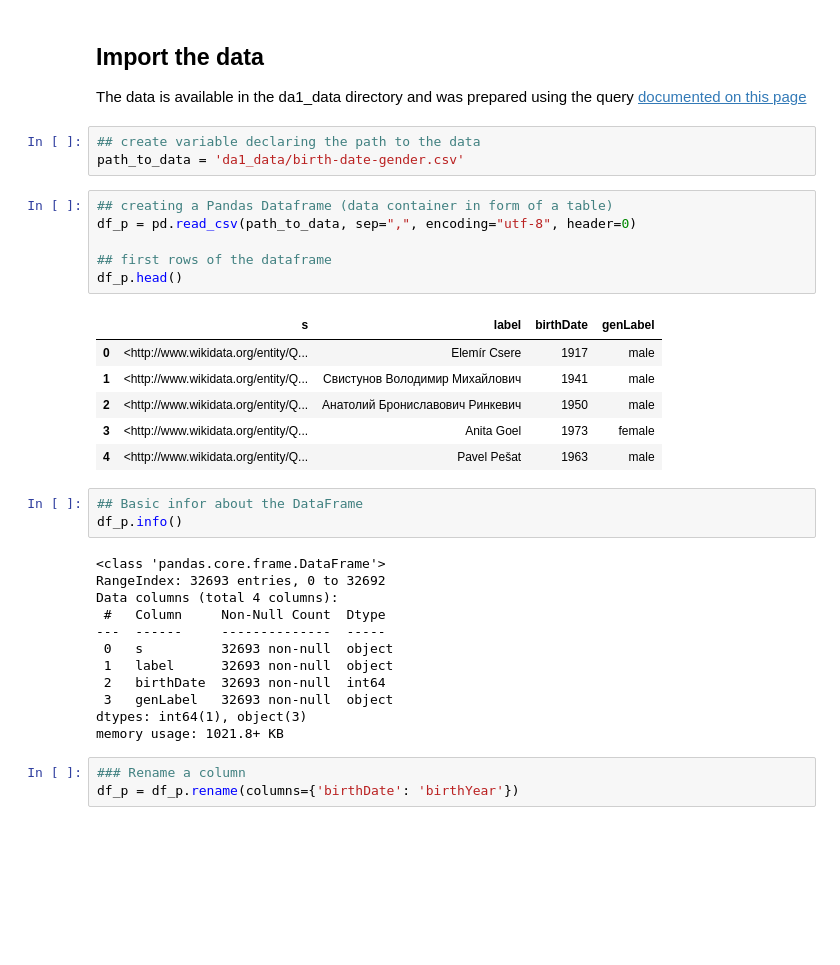
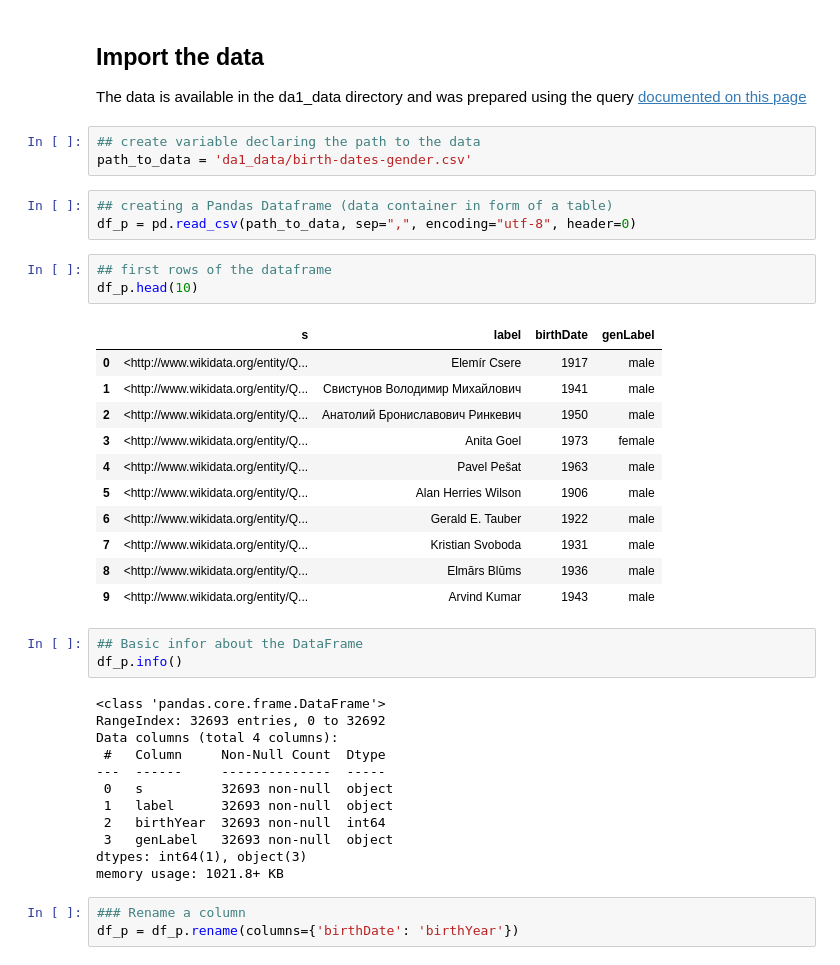
Before and after one commit to Sciences-historiques-numeriques/astronomers, a Jupyter notebook: notebooks_jupyter/wikidata_exploration/da1_distribution_birthYear_gender.ipynb, the cells around one changed output. Cells and saved outputs as stored; diff of their text form; blank space fills up the shorter version.

```diff
--- a/notebooks_jupyter/wikidata_exploration/da1_distribution_birthYear_gender.ipynb
+++ b/notebooks_jupyter/wikidata_exploration/da1_distribution_birthYear_gender.ipynb
@@ -24,20 +24,25 @@ warnings.filterwarnings('ignore')
 The data is available in the da1_data directory and was prepared using the query [documented on this page](../../documentation/wikidata/data-analysis/da1-distribution-of-births-in-time.md)
 # %%
 ## create variable declaring the path to the data
-path_to_data = 'da1_data/birth-date-gender.csv'
+path_to_data = 'da1_data/birth-dates-gender.csv'
+# %%
+## creating a Pandas Dataframe (data container in form of a table)
+df_p = pd.read_csv(path_to_data, sep=",", encoding="utf-8", header=0)
 # %%
-## creating a Pandas Dataframe (data container in form of a table)
-df_p = pd.read_csv(path_to_data, sep=",", encoding="utf-8", header=0)
-
 ## first rows of the dataframe
-df_p.head()
+df_p.head(10)
 # %% [output]
 |  | s | label | birthDate | genLabel |
 | 0 | <http://www.wikidata.org/entity/Q... | Elemír Csere | 1917 | male |
 | 1 | <http://www.wikidata.org/entity/Q... | Свистунов Володимир Михайлович | 1941 | male |
 | 2 | <http://www.wikidata.org/entity/Q... | Анатолий Брониславович Ринкевич | 1950 | male |
 | 3 | <http://www.wikidata.org/entity/Q... | Anita Goel | 1973 | female |
 | 4 | <http://www.wikidata.org/entity/Q... | Pavel Pešat | 1963 | male |
+| 5 | <http://www.wikidata.org/entity/Q... | Alan Herries Wilson | 1906 | male |
+| 6 | <http://www.wikidata.org/entity/Q... | Gerald E. Tauber | 1922 | male |
+| 7 | <http://www.wikidata.org/entity/Q... | Kristian Svoboda | 1931 | male |
+| 8 | <http://www.wikidata.org/entity/Q... | Elmārs Blūms | 1936 | male |
+| 9 | <http://www.wikidata.org/entity/Q... | Arvind Kumar | 1943 | male |
 # %%
 ## Basic infor about the DataFrame
 df_p.info()
@@ -49,7 +54,7 @@ Data columns (total 4 columns):
 ---  ------     --------------  -----
  0   s          32693 non-null  object
  1   label      32693 non-null  object
- 2   birthDate  32693 non-null  int64
+ 2   birthYear  32693 non-null  int64
  3   genLabel   32693 non-null  object
 dtypes: int64(1), object(3)
 memory usage: 1021.8+ KB
```
Also changed, not shown: parts of 5 cells of this notebook, 1 other file.
